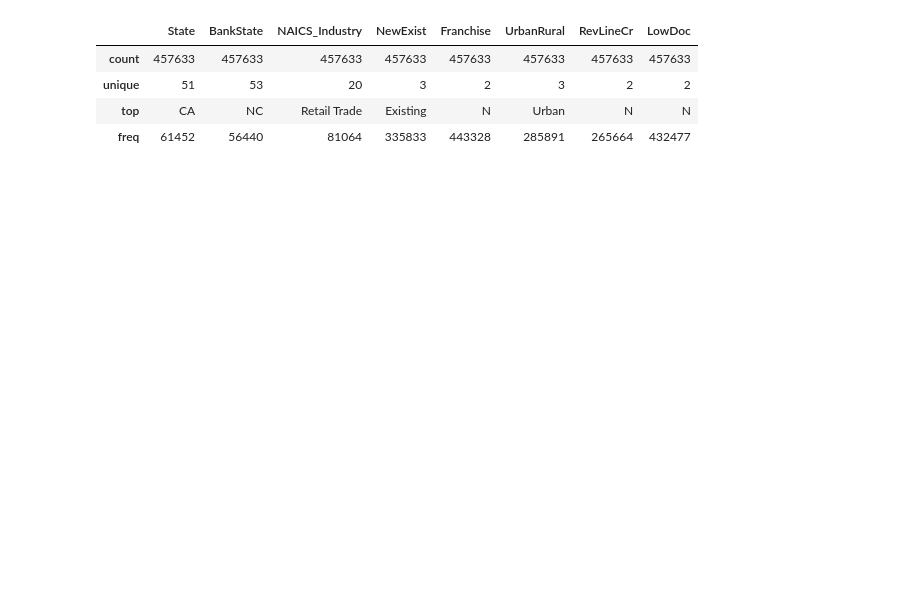
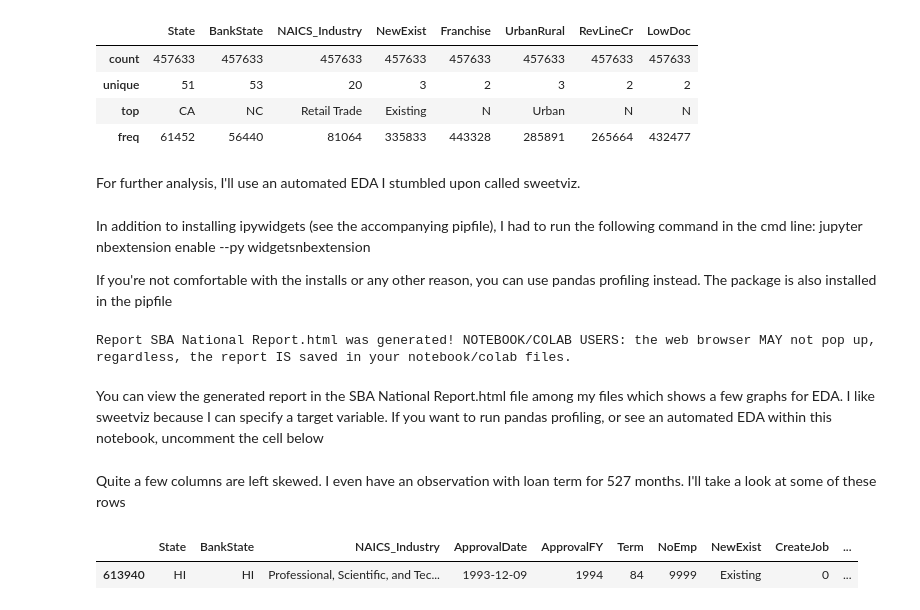
Before and after one commit to ik-okoro/SBA-Loans, a Jupyter notebook: SBA Loans Model.ipynb, the cells around one changed output. Saved outputs shown, nothing was run; the diff lists cells and outputs as text; code cells hidden in the pictures; blank space fills up the shorter version.

```diff
--- a/SBA Loans Model.ipynb
+++ b/SBA Loans Model.ipynb
@@ -927,3 +920,5 @@ df.describe(exclude = ["number", "datetime"], datetime_is_numeric= True)
 | unique | 51 | 53 | 20 | 3 | 2 | 3 | 2 | 2 |
 | top | CA | NC | Retail Trade | Existing | N | Urban | N | N |
 | freq | 61452 | 56440 | 81064 | 335833 | 443328 | 285891 | 265664 | 432477 |
+# %% [markdown]
+For further analysis, I'll use an automated EDA I stumbled upon called sweetviz.
@@ -929,0 +927,13 @@ df.describe(exclude = ["number", "datetime"], datetime_is_numeric= True)
+# %% [markdown]
+In addition to installing ipywidgets (see the accompanying pipfile), I had to run the following command in the cmd line: jupyter nbextension enable --py widgetsnbextension
+
+If you're not comfortable with the installs or any other reason, you can use pandas profiling instead. The package is also installed in the pipfile
+# %%
+# Call sweetviz for dataframe
+report = sv.analyze(df, target_feat= "Default")
+
+report.show_html("SBA National Report.html")
+# %% [output]
+Report SBA National Report.html was generated! NOTEBOOK/COLAB USERS: the web browser MAY not pop up, regardless, the report IS saved in your notebook/colab files.
+# %% [markdown]
+You can view the generated report in the SBA National Report.html file among my files which shows a few graphs for EDA. I like sweetviz because I can specify a target variable. If you want to run pandas profiling, or see an automated EDA within this notebook, uncomment the cell below
@@ -929,0 +945,7 @@ df.describe(exclude = ["number", "datetime"], datetime_is_numeric= True)
+# %% [markdown]
+Quite a few columns are left skewed. I even have an observation with loan term for 527 months. I'll take a look at some of these rows
+# %%
+df.loc[df.NoEmp == 9999]
+# %% [output]
+|  | State | BankState | NAICS_Industry | ApprovalDate | ApprovalFY | Term | NoEmp | NewExist | CreateJob | ... |
+| 613940 | HI | HI | Professional, Scientific, and Tec... | 1993-12-09 | 1994 | 84 | 9999 | Existing | 0 | ... |
```
Also changed, not shown: parts of 21 cells of this notebook.
